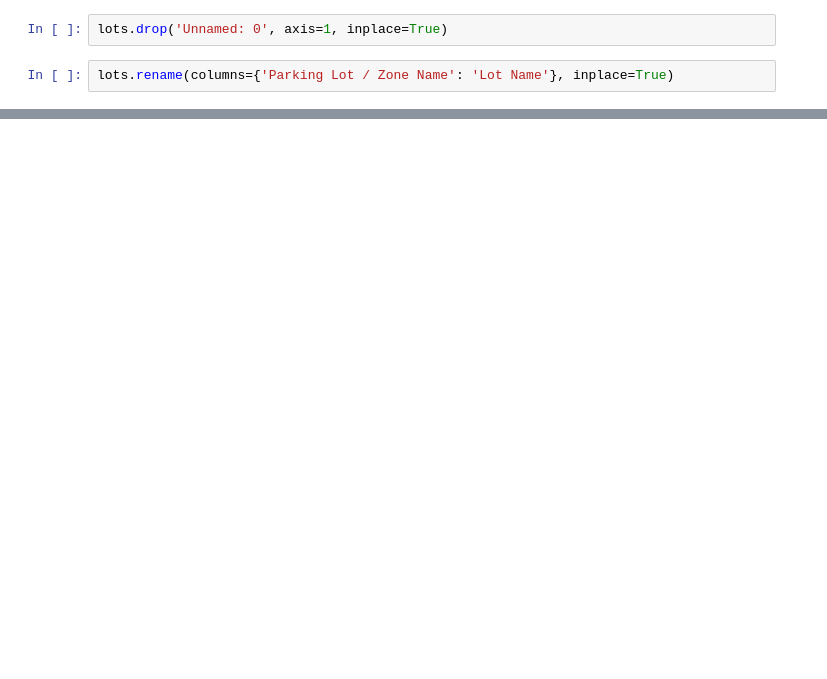
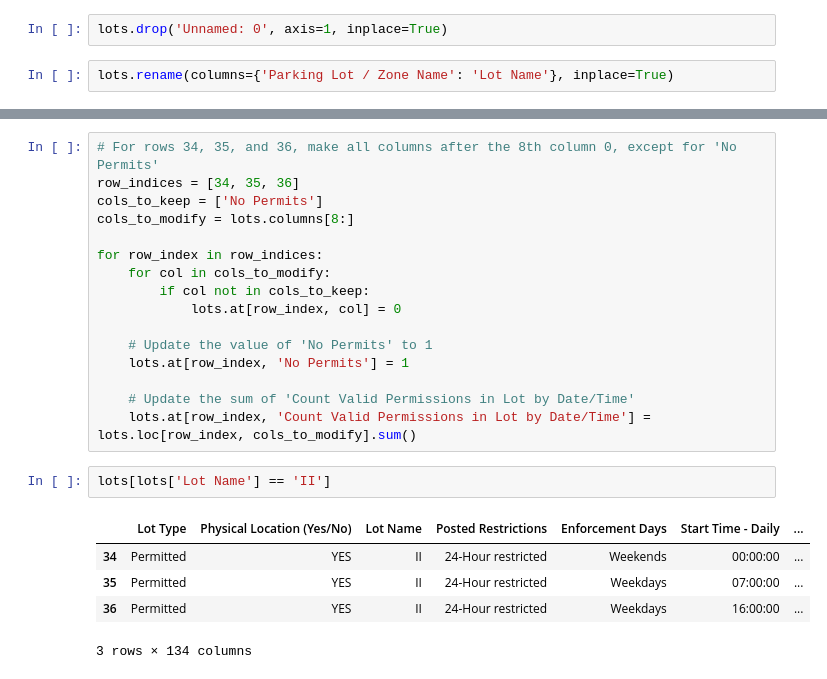
Before and after one commit to Thilak-cm/IC25-Hackathon, a Jupyter notebook: test.ipynb, the cells around one changed output, grey strips where cells are left out. Drawn from its saved outputs; the diff is of its cells as text; blank space fills up the shorter version.

```diff
--- a/test.ipynb
+++ b/test.ipynb
@@ -172,0 +216,24 @@ lots.to_csv('data/Lots & Permissions CH3.csv', index=False)
+# %%
+# For rows 34, 35, and 36, make all columns after the 8th column 0, except for 'No Permits'
+row_indices = [34, 35, 36]
+cols_to_keep = ['No Permits']
+cols_to_modify = lots.columns[8:]
+
+for row_index in row_indices:
+    for col in cols_to_modify:
+        if col not in cols_to_keep:
+            lots.at[row_index, col] = 0
+
+    # Update the value of 'No Permits' to 1
+    lots.at[row_index, 'No Permits'] = 1
+
+    # Update the sum of 'Count Valid Permissions in Lot by Date/Time'
+    lots.at[row_index, 'Count Valid Permissions in Lot by Date/Time'] = lots.loc[row_index, cols_to_modify].sum()
+# %%
+lots[lots['Lot Name'] == 'II']
+# %% [output]
+|  | Lot Type | Physical Location (Yes/No) | Lot Name | Posted Restrictions | Enforcement Days | Start Time - Daily | ... |
+| 34 | Permitted | YES | II | 24-Hour restricted | Weekends | 00:00:00 | ... |
+| 35 | Permitted | YES | II | 24-Hour restricted | Weekdays | 07:00:00 | ... |
+| 36 | Permitted | YES | II | 24-Hour restricted | Weekdays | 16:00:00 | ... |
+3 rows × 134 columns
```
Also changed, not shown: parts of 28 cells of this notebook, 5 other files.
